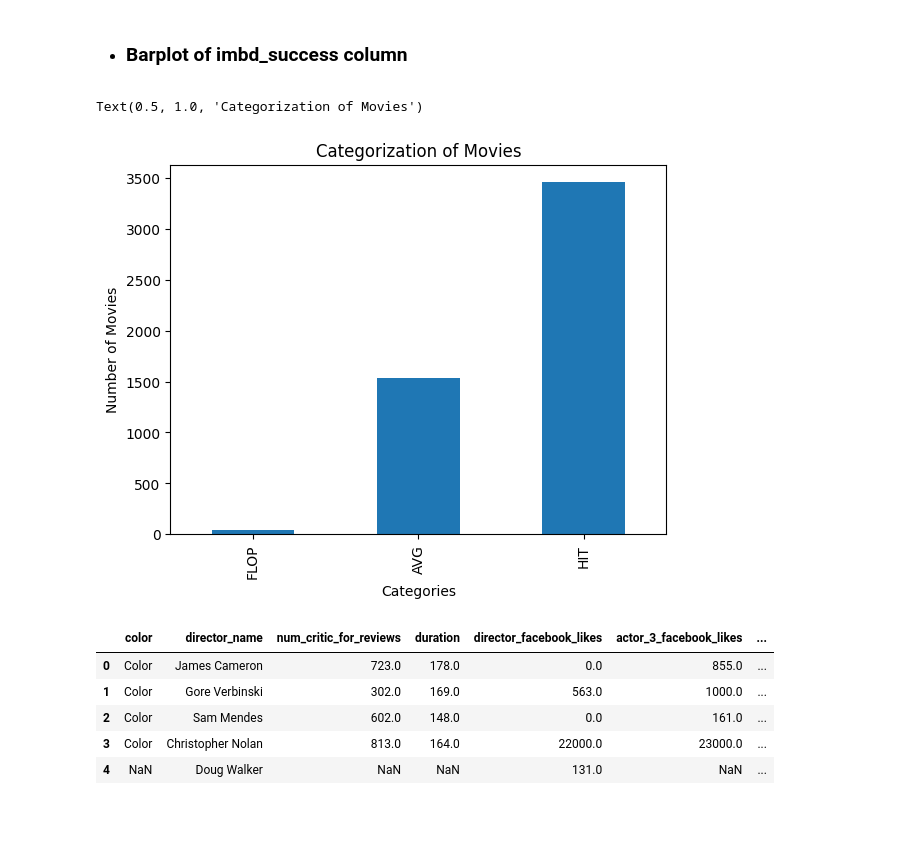
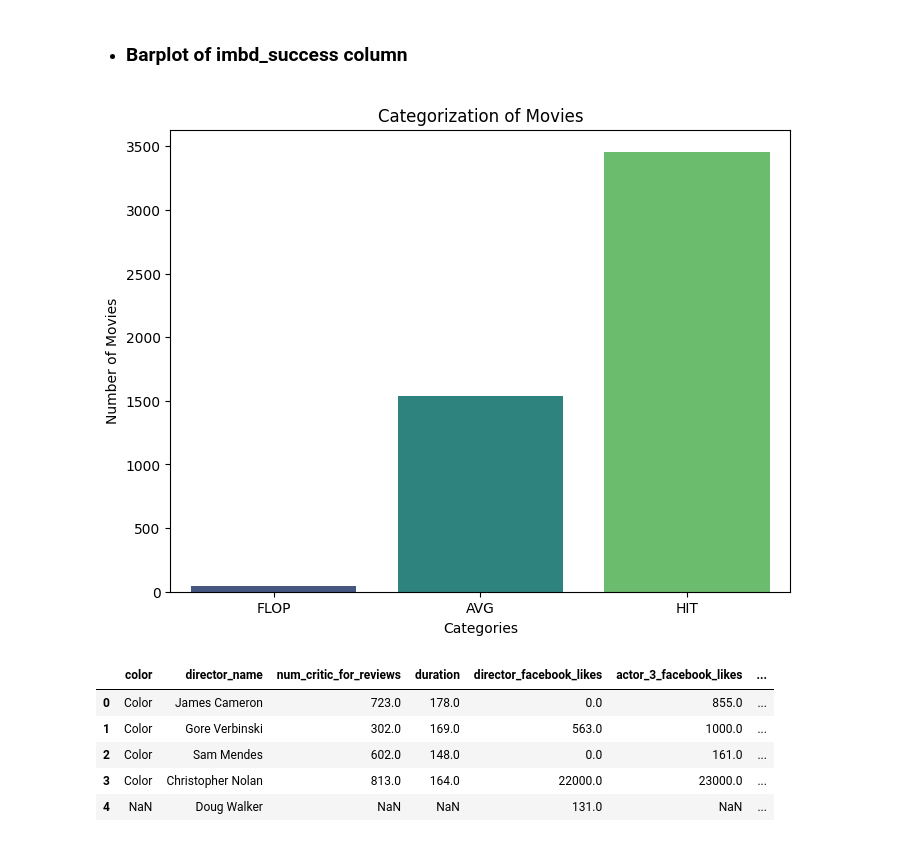
Before and after one commit to raviavaiya/Predicting-Movie-Success, a Jupyter notebook: Training/Movie Recommedation System.ipynb, the cells around one changed output. Drawn from its saved outputs; the diff is of its cells as text; code cells hidden in the pictures; blank space fills up the shorter version.

```diff
--- a/Training/Movie Recommedation System.ipynb
+++ b/Training/Movie Recommedation System.ipynb
@@ -44,14 +47,17 @@ labels = ['FLOP', 'AVG', 'HIT']
 data['imdb_success'] = pd.cut(data['imdb_score'], bins=bins, labels=labels)
 # %% [markdown]
 - ### Barplot of imbd_success column
-# %%
-data.groupby(['imdb_success']).size().plot(kind="bar",fontsize=10)
-plt.xlabel('Categories')
-plt.ylabel('Number of Movies')
-plt.title('Categorization of Movies')
-# %% [output]
-Text(0.5, 1.0, 'Categorization of Movies')
-[figure, removed]
+# %%
+plt.figure(figsize=(8, 6))
+sns.countplot(data=data, x='imdb_success', palette='viridis')  # Customize the palette as needed
+plt.xlabel('Categories', fontsize=10)
+plt.ylabel('Number of Movies', fontsize=10)
+plt.title('Categorization of Movies', fontsize=12)
+plt.xticks(fontsize=10)
+plt.yticks(fontsize=10)
+plt.show()
+# %% [output]
+[figure, added]
 # %%
 #Checking the new column
 data.head(5)
```
Also changed, not shown: parts of 17 cells of this notebook.
